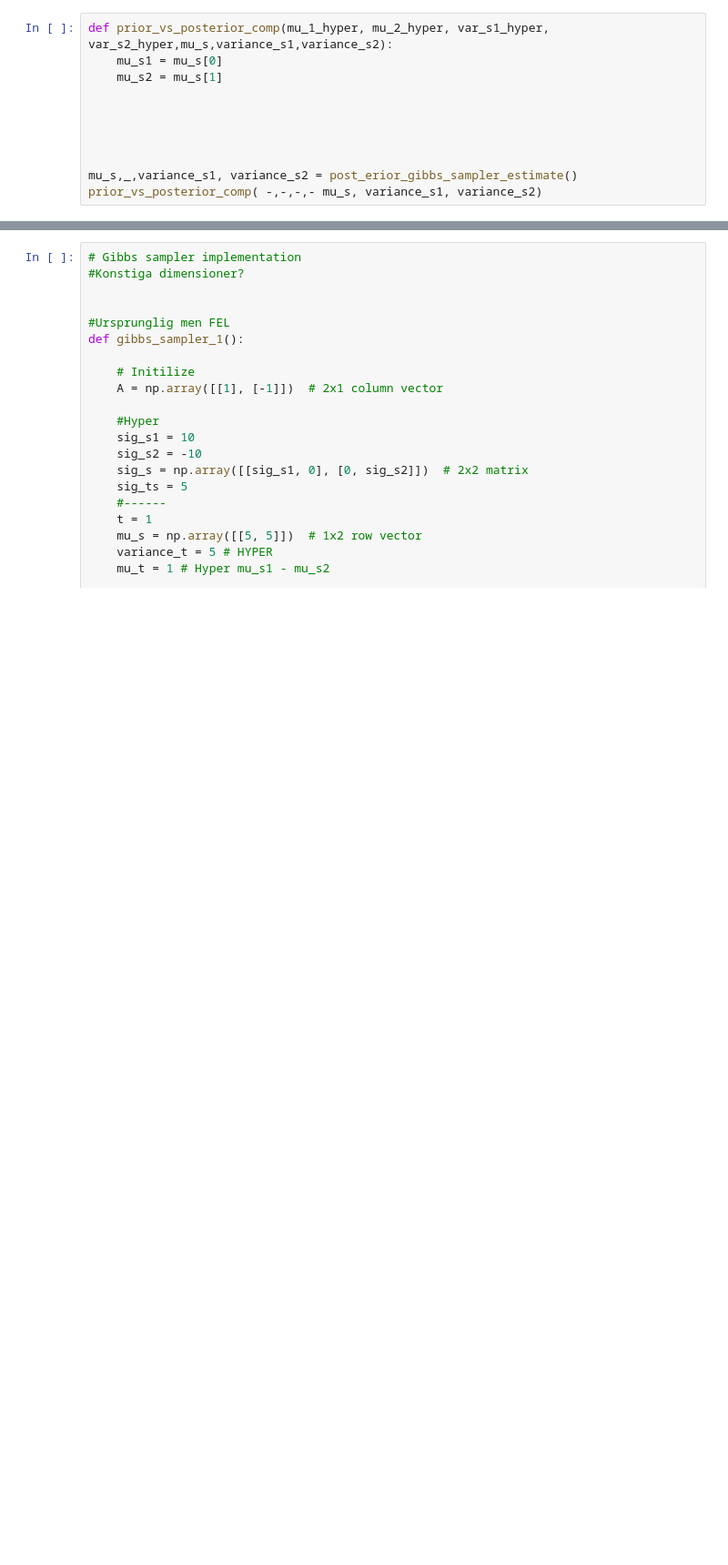
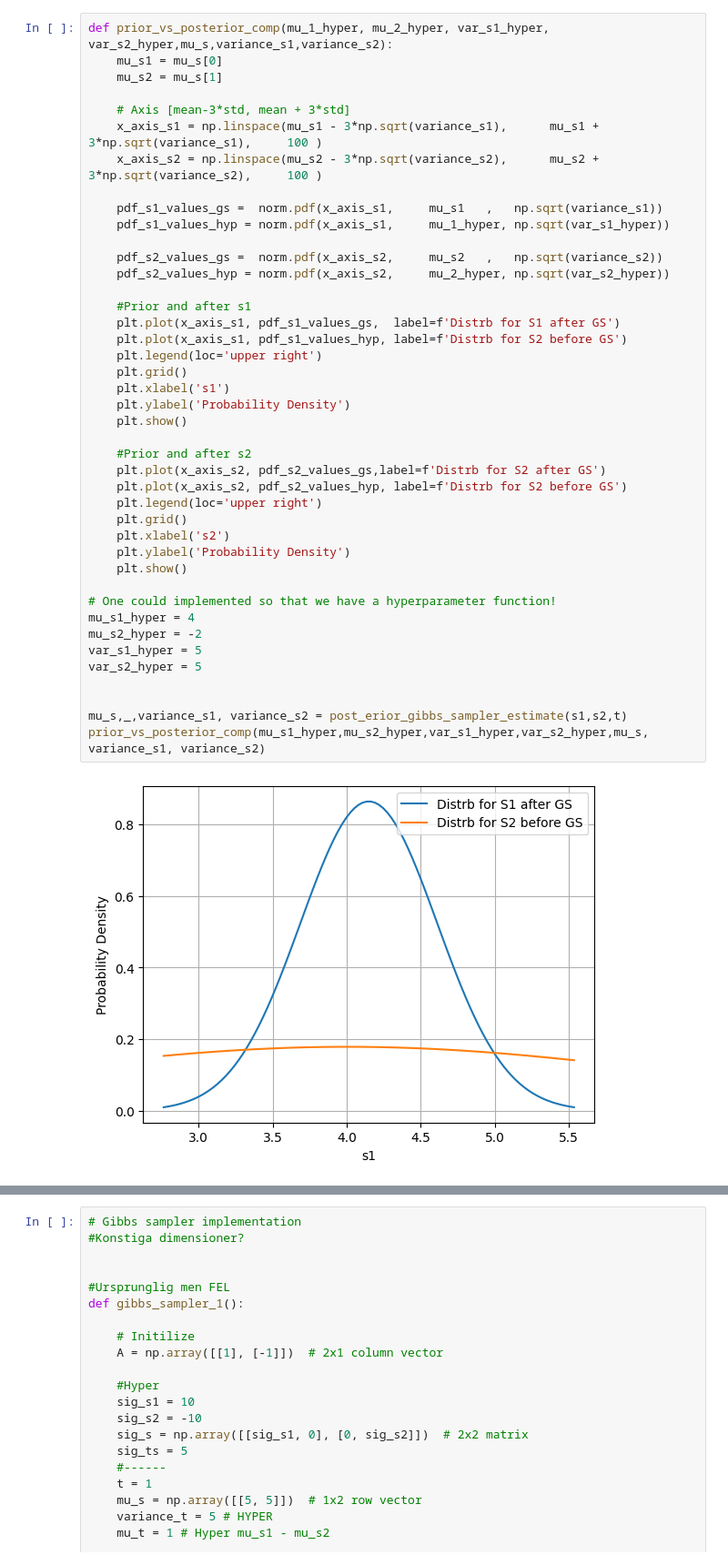
Before and after one commit to GurKarlsson/APMASK, a Jupyter notebook: Untitled-1.ipynb, the cells around one changed output, grey strips where cells are left out. Shown: that part at 91% size. Cells and saved outputs as stored; diff of their text form; blank space fills up the shorter version.

```diff
--- a/Untitled-1.ipynb
+++ b/Untitled-1.ipynb
@@ -191,11 +179,44 @@ surf = ax.plot_surface(X, Y, Z, rstride=1, cstride=1, facecolors=rgb,
-# %%
-def prior_vs_posterior_comp(mu_1_hyper, mu_2_hyper, var_s1_hyper, var_s2_hyper,mu_s,variance_s1,variance_s2):
-    mu_s1 = mu_s[0]
-    mu_s2 = mu_s[1]
-
-
-
-
-
-mu_s,_,variance_s1, variance_s2 = post_erior_gibbs_sampler_estimate()
-prior_vs_posterior_comp( -,-,-,- mu_s, variance_s1, variance_s2)
+# %%
+def prior_vs_posterior_comp(mu_1_hyper, mu_2_hyper, var_s1_hyper, var_s2_hyper,mu_s,variance_s1,variance_s2):
+    mu_s1 = mu_s[0]
+    mu_s2 = mu_s[1]
+
+    # Axis [mean-3*std, mean + 3*std]
+    x_axis_s1 = np.linspace(mu_s1 - 3*np.sqrt(variance_s1),      mu_s1 + 3*np.sqrt(variance_s1),     100 )
+    x_axis_s2 = np.linspace(mu_s2 - 3*np.sqrt(variance_s2),      mu_s2 + 3*np.sqrt(variance_s2),     100 )
+
+    pdf_s1_values_gs =  norm.pdf(x_axis_s1,     mu_s1   ,   np.sqrt(variance_s1))
+    pdf_s1_values_hyp = norm.pdf(x_axis_s1,     mu_1_hyper, np.sqrt(var_s1_hyper))
+
+    pdf_s2_values_gs =  norm.pdf(x_axis_s2,     mu_s2   ,   np.sqrt(variance_s2))
+    pdf_s2_values_hyp = norm.pdf(x_axis_s2,     mu_2_hyper, np.sqrt(var_s2_hyper))
+
+    #Prior and after s1
+    plt.plot(x_axis_s1, pdf_s1_values_gs,  label=f'Distrb for S1 after GS')
+    plt.plot(x_axis_s1, pdf_s1_values_hyp, label=f'Distrb for S2 before GS')
+    plt.legend(loc='upper right')
+    plt.grid()
+    plt.xlabel('s1')
+    plt.ylabel('Probability Density')
+    plt.show()
+
+    #Prior and after s2
+    plt.plot(x_axis_s2, pdf_s2_values_gs,label=f'Distrb for S2 after GS')
+    plt.plot(x_axis_s2, pdf_s2_values_hyp, label=f'Distrb for S2 before GS')
+    plt.legend(loc='upper right')
+    plt.grid()
+    plt.xlabel('s2')
+    plt.ylabel('Probability Density')
+    plt.show()
+
+# One could implemented so that we have a hyperparameter function!
+mu_s1_hyper = 4
+mu_s2_hyper = -2
+var_s1_hyper = 5
+var_s2_hyper = 5
+
+
+mu_s,_,variance_s1, variance_s2 = post_erior_gibbs_sampler_estimate(s1,s2,t)
+prior_vs_posterior_comp(mu_s1_hyper,mu_s2_hyper,var_s1_hyper,var_s2_hyper,mu_s, variance_s1, variance_s2)
+# %% [output]
+[figure, added]
```
Also changed, not shown: parts of 7 cells of this notebook.
